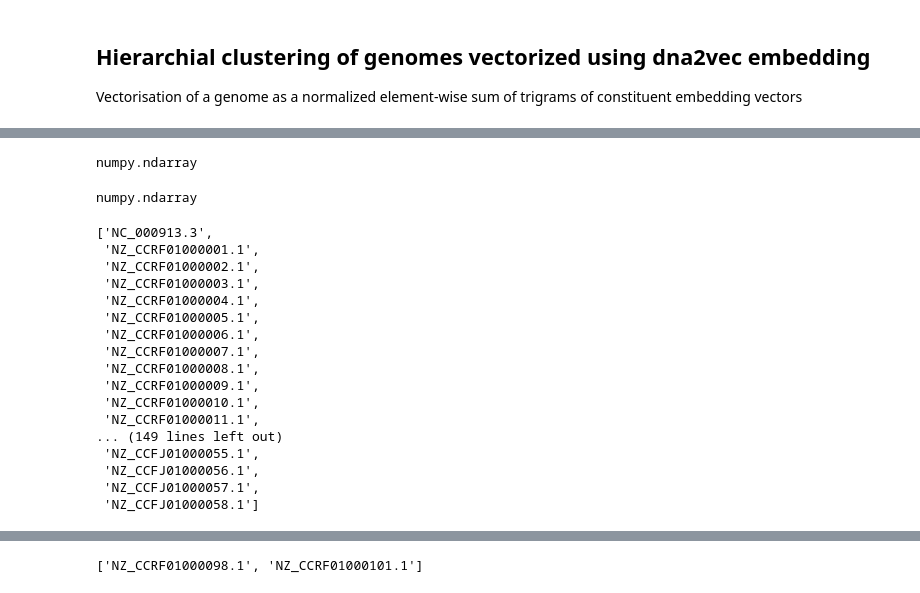
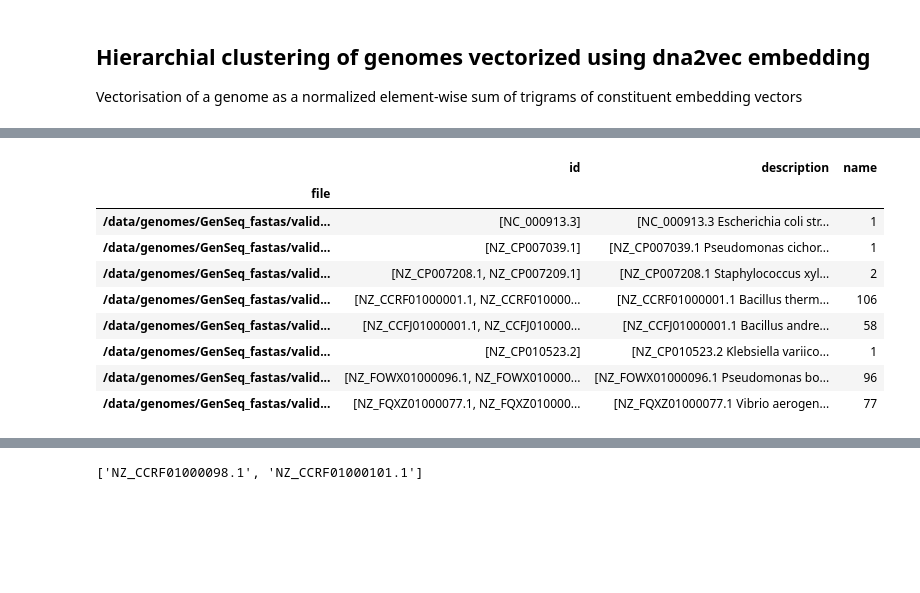
Before and after one commit to sergeman/fastai-genomic, a Jupyter notebook: ipynb/phylogenic.ipynb, the cells around one changed output, grey strips where cells are left out. Drawn from its saved outputs; the diff is of its cells as text; code cells hidden in the pictures; blank space fills up the shorter version.

Commit message:
before refacturing of filtering on Dna2Vec Item List

```diff
--- a/ipynb/phylogenic.ipynb
+++ b/ipynb/phylogenic.ipynb
@@ -33,8 +35,0 @@ emb=MultiKModel('~/.fastai/models/pretrained/dna2vec-20161219-0153-k3to8-100d-10
-# %%
-type(emb.data[6].model[["AAAACG", "CCCCGA"]][0])
-# %% [output]
-numpy.ndarray
-# %%
-type(np.asarray([[0.]*100,[0.]*100])[0])
-# %% [output]
-numpy.ndarray
@@ -43,21 +36,17 @@ ids = [x['id'] for x in files]
-# %%
-ids
-# %% [output]
-['NC_000913.3',
- 'NZ_CCRF01000001.1',
- 'NZ_CCRF01000002.1',
- 'NZ_CCRF01000003.1',
- 'NZ_CCRF01000004.1',
- 'NZ_CCRF01000005.1',
- 'NZ_CCRF01000006.1',
- 'NZ_CCRF01000007.1',
- 'NZ_CCRF01000008.1',
- 'NZ_CCRF01000009.1',
- 'NZ_CCRF01000010.1',
- 'NZ_CCRF01000011.1',
-... (149 lines left out)
- 'NZ_CCFJ01000055.1',
- 'NZ_CCFJ01000056.1',
- 'NZ_CCFJ01000057.1',
- 'NZ_CCFJ01000058.1']
+# %%
+df = pd.DataFrame(data=list(files), columns=['file', 'description', "id", "name"])
+multi_fastas = df.groupby("file").agg({"id": list,"description":list, "name":'count'})
+# %%
+multi_fastas
+# %% [output]
+|  | id | description | name |
+| file |  |  |  |
+| /data/genomes/GenSeq_fastas/valid... | [NC_000913.3] | [NC_000913.3 Escherichia coli str... | 1 |
+| /data/genomes/GenSeq_fastas/valid... | [NZ_CP007039.1] | [NZ_CP007039.1 Pseudomonas cichor... | 1 |
+| /data/genomes/GenSeq_fastas/valid... | [NZ_CP007208.1, NZ_CP007209.1] | [NZ_CP007208.1 Staphylococcus xyl... | 2 |
+| /data/genomes/GenSeq_fastas/valid... | [NZ_CCRF01000001.1, NZ_CCRF010000... | [NZ_CCRF01000001.1 Bacillus therm... | 106 |
+| /data/genomes/GenSeq_fastas/valid... | [NZ_CCFJ01000001.1, NZ_CCFJ010000... | [NZ_CCFJ01000001.1 Bacillus andre... | 58 |
+| /data/genomes/GenSeq_fastas/valid... | [NZ_CP010523.2] | [NZ_CP010523.2 Klebsiella variico... | 1 |
+| /data/genomes/GenSeq_fastas/valid... | [NZ_FOWX01000096.1, NZ_FOWX010000... | [NZ_FOWX01000096.1 Pseudomonas bo... | 96 |
+| /data/genomes/GenSeq_fastas/valid... | [NZ_FQXZ01000077.1, NZ_FQXZ010000... | [NZ_FQXZ01000077.1 Vibrio aerogen... | 77 |
 # %%
```
Also changed, not shown: parts of 10 cells of this notebook.
